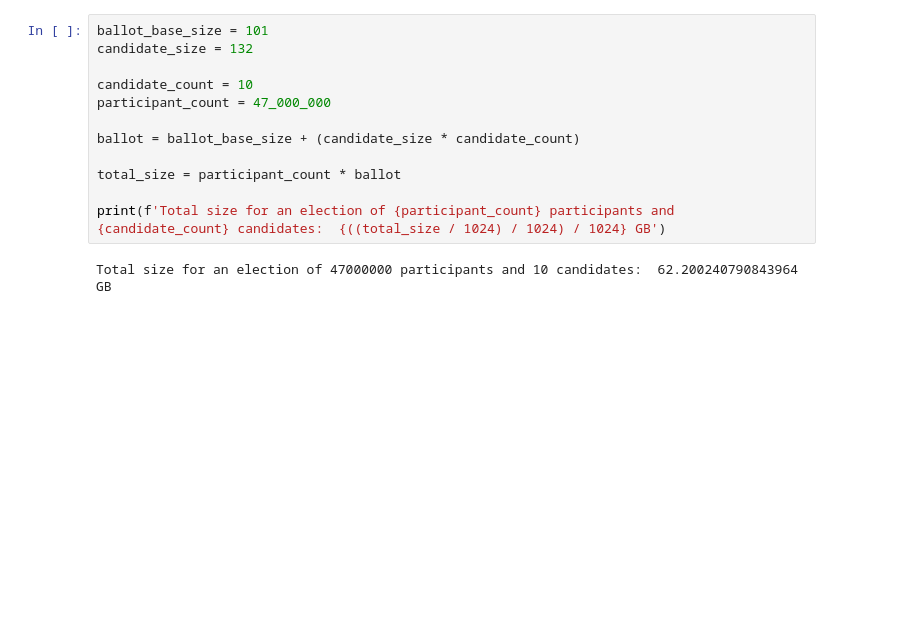
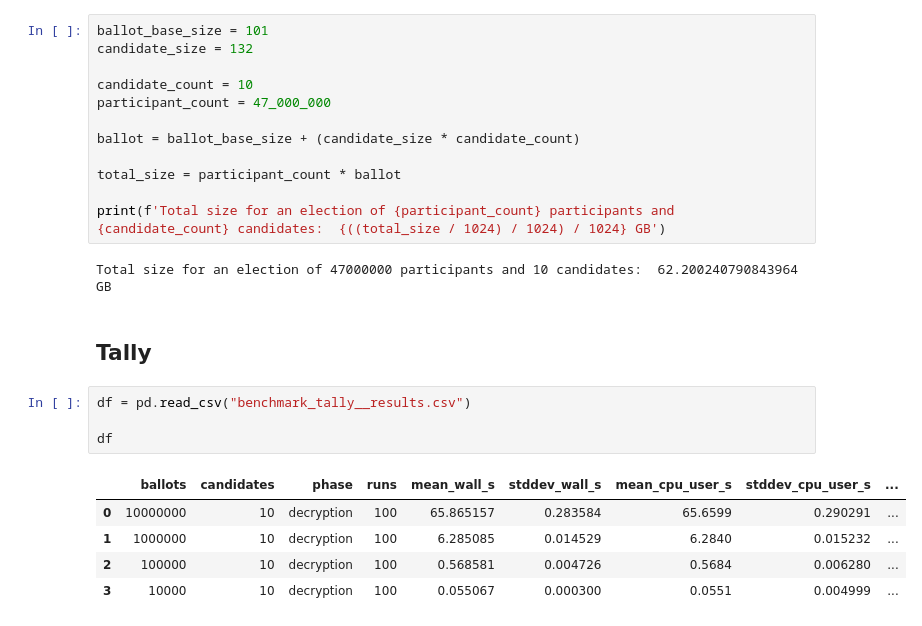
Before and after one commit to javiipap/TFG-deps, a Jupyter notebook: primitives/visualize_benchmarks.ipynb, the cells around one changed output. Drawn from its saved outputs; the diff is of its cells as text; blank space fills up the shorter version.

```diff
--- a/primitives/visualize_benchmarks.ipynb
+++ b/primitives/visualize_benchmarks.ipynb
@@ -115,3 +117,15 @@ total_size = participant_count * ballot
 print(f'Total size for an election of {participant_count} participants and {candidate_count} candidates:  {((total_size / 1024) / 1024) / 1024} GB')
 # %% [output]
 Total size for an election of 47000000 participants and 10 candidates:  62.200240790843964 GB
+# %% [markdown]
+## Tally
+# %%
+df = pd.read_csv("benchmark_tally__results.csv")
+
+df
+# %% [output]
+|  | ballots | candidates | phase | runs | mean_wall_s | stddev_wall_s | mean_cpu_user_s | stddev_cpu_user_s | ... |
+| 0 | 10000000 | 10 | decryption | 100 | 65.865157 | 0.283584 | 65.6599 | 0.290291 | ... |
+| 1 | 1000000 | 10 | decryption | 100 | 6.285085 | 0.014529 | 6.2840 | 0.015232 | ... |
+| 2 | 100000 | 10 | decryption | 100 | 0.568581 | 0.004726 | 0.5684 | 0.006280 | ... |
+| 3 | 10000 | 10 | decryption | 100 | 0.055067 | 0.000300 | 0.0551 | 0.004999 | ... |
```
Also changed, not shown: parts of 3 cells of this notebook, 5 other files.
